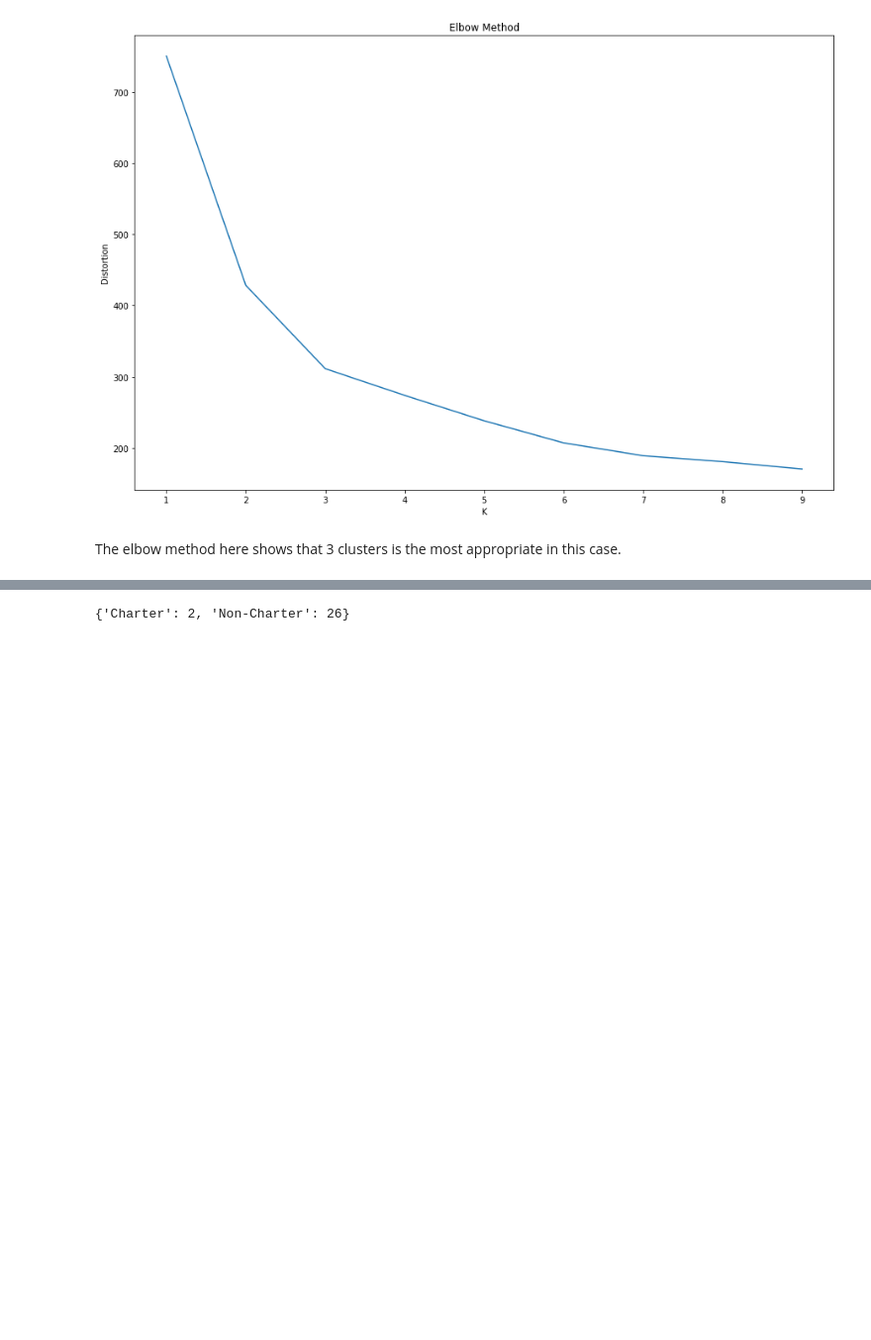
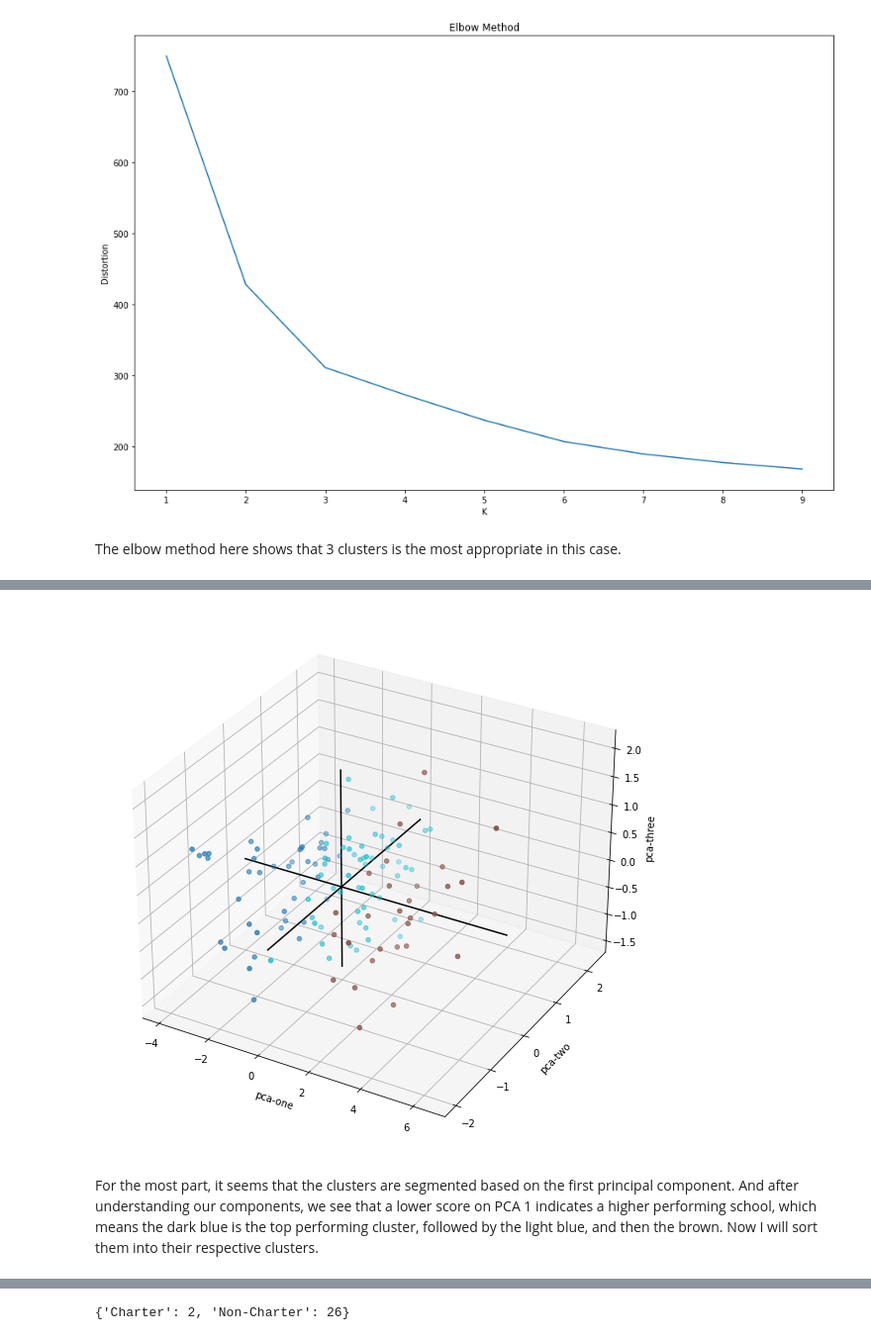
Before and after one commit to natlee1029/Data-Science-Portfolio, a Jupyter notebook: Chicago Public Schools .ipynb, the cells around one changed output, grey strips where cells are left out. Shown: that part at 99% size. Drawn from its saved outputs; the diff is of its cells as text; code cells hidden in the pictures; blank space fills up the shorter version.

```diff
--- a/Chicago Public Schools .ipynb
+++ b/Chicago Public Schools .ipynb
@@ -265 +206,4 @@ It seems, for the most part, that most charter schools fall into the cluster wit
+# %%
+pca_2= PCA(n_components = 3).fit(scaled)
+transformed = pca_2.transform(scaled)
 # %% [markdown]
@@ -285,7 +229,7 @@ plt.show()
 # %% [markdown]
 The elbow method here shows that 3 clusters is the most appropriate in this case.
 # %%
-km_2 = KMeans(n_clusters=3)
-km_2.fit(scaled)
-km_2.cluster_centers_
+km = KMeans(n_clusters=3)
+km.fit(transformed)
+km.cluster_centers_
 # %% [output]
@@ -297,0 +239,5 @@ array([[-0.92279764,  0.94281867,  0.67017879,  0.79729816,  0.80241799,
+# %%
+chicago_hs_clusters = chicago_hs.reset_index().join(pd.DataFrame(transformed))
+chicago_hs_clusters.rename(columns={0: 'PC1', 1: 'PC2', 2: "PC3"}, inplace=True)
+chicago_hs_clusters["Cluster"] = km.labels_
+chicago_hs_clusters
@@ -298,3 +274,27 @@ array([[-0.92279764,  0.94281867,  0.67017879,  0.79729816,  0.80241799,
+# %%
+ax = plt.figure(figsize=(16,10)).gca(projection='3d')
+ax.scatter(
+    xs=chicago_hs_clusters["PC1"],
+    ys=chicago_hs_clusters["PC2"],
+    zs=chicago_hs_clusters["PC3"],
+    c=chicago_hs_clusters["Cluster"],
+    cmap='tab10'
+)
+xAxisLine = ((min(chicago_hs_clusters['PC1']), max(chicago_hs_clusters['PC1'])), (0, 0), (0,0))
+ax.plot(xAxisLine[0], xAxisLine[1], xAxisLine[2], 'black')
+yAxisLine = ((0, 0), (min(chicago_hs_clusters['PC2']), max(chicago_hs_clusters['PC2'])), (0,0))
+ax.plot(yAxisLine[0], yAxisLine[1], yAxisLine[2], 'black')
+zAxisLine = ((0, 0), (0,0), (min(chicago_hs_clusters['PC3']), max(chicago_hs_clusters['PC3'])))
+ax.plot(zAxisLine[0], zAxisLine[1], zAxisLine[2], 'black')
+
+ax.set_xlabel('pca-one')
+ax.set_ylabel('pca-two')
+ax.set_zlabel('pca-three')
+plt.show()
+# %% [output]
+[figure, added]
+# %% [markdown]
+For the most part, it seems that the clusters are segmented based on the first principal component. And after understanding our components, we see that a lower score on PCA 1 indicates a higher performing school, which means the dark blue is the top performing cluster, followed by the light blue, and then the brown. Now I will sort them into their respective clusters.
 # %%
 cluster_1 = []
 cluster_2 = []
```
Also changed, not shown: parts of 40 cells of this notebook.
